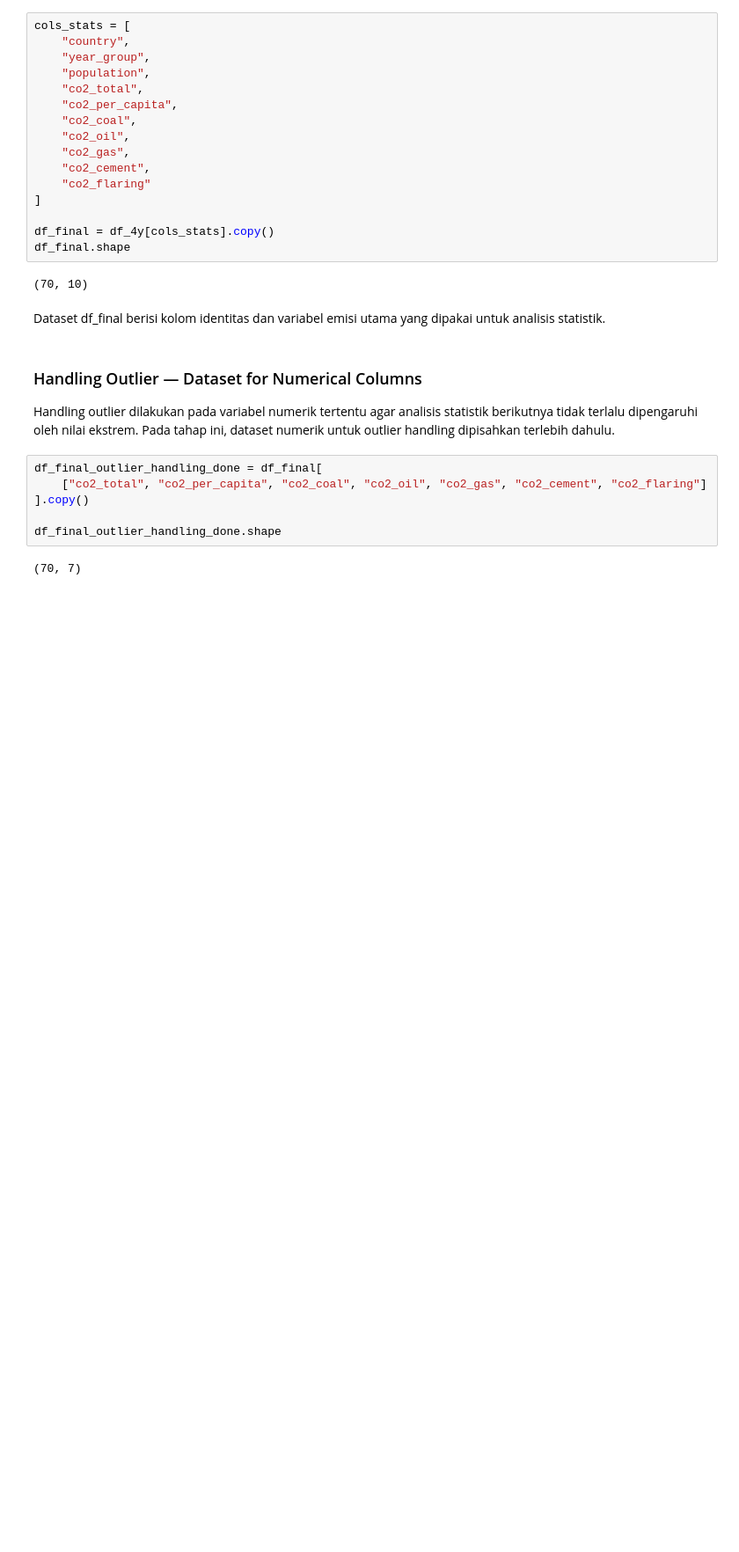
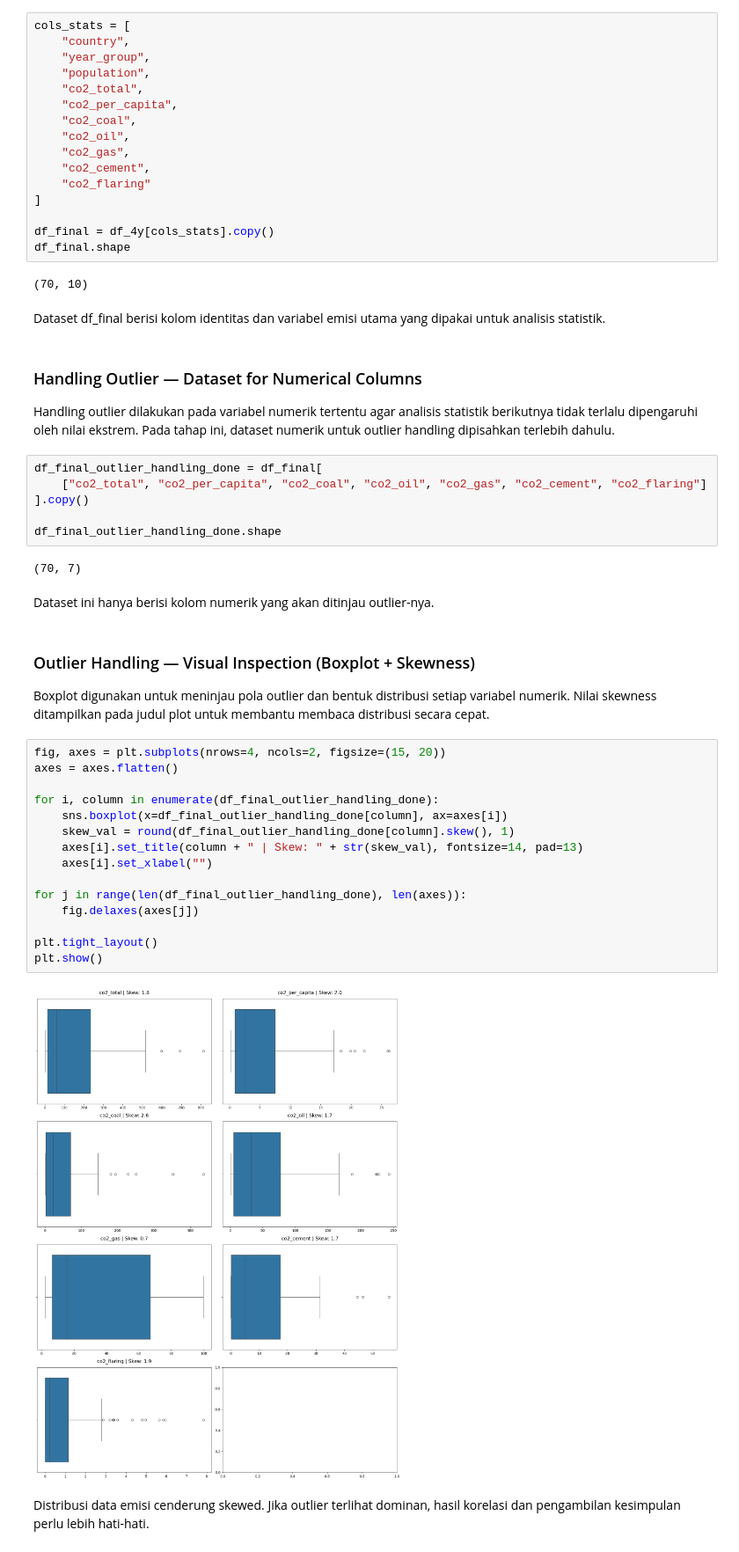
Before and after one commit to AlvitoDwiP/carbon-emission, a Jupyter notebook: notebooks/03_EDA.ipynb, the cells around one changed output. Shown at 88% size. Saved outputs shown, nothing was run; the diff lists cells and outputs as text; blank space fills up the shorter version.

```diff
--- a/notebooks/03_EDA.ipynb
+++ b/notebooks/03_EDA.ipynb
@@ -208,3 +212,28 @@ df_final_outlier_handling_done = df_final[
 df_final_outlier_handling_done.shape
 # %% [output]
 (70, 7)
+# %% [markdown]
+Dataset ini hanya berisi kolom numerik yang akan ditinjau outlier-nya.
+# %% [markdown]
+### Outlier Handling — Visual Inspection (Boxplot + Skewness)
+Boxplot digunakan untuk meninjau pola outlier dan bentuk distribusi setiap variabel numerik.
+Nilai skewness ditampilkan pada judul plot untuk membantu membaca distribusi secara cepat.
+# %%
+fig, axes = plt.subplots(nrows=4, ncols=2, figsize=(15, 20))
+axes = axes.flatten()
+
+for i, column in enumerate(df_final_outlier_handling_done):
+    sns.boxplot(x=df_final_outlier_handling_done[column], ax=axes[i])
+    skew_val = round(df_final_outlier_handling_done[column].skew(), 1)
+    axes[i].set_title(column + " | Skew: " + str(skew_val), fontsize=14, pad=13)
+    axes[i].set_xlabel("")
+
+for j in range(len(df_final_outlier_handling_done), len(axes)):
+    fig.delaxes(axes[j])
+
+plt.tight_layout()
+plt.show()
+# %% [output]
+[figure, added]
+# %% [markdown]
+Distribusi data emisi cenderung skewed. Jika outlier terlihat dominan, hasil korelasi dan pengambilan kesimpulan perlu lebih hati-hati.
```
Also changed, not shown: parts of 59 cells of this notebook, 1 other file.
